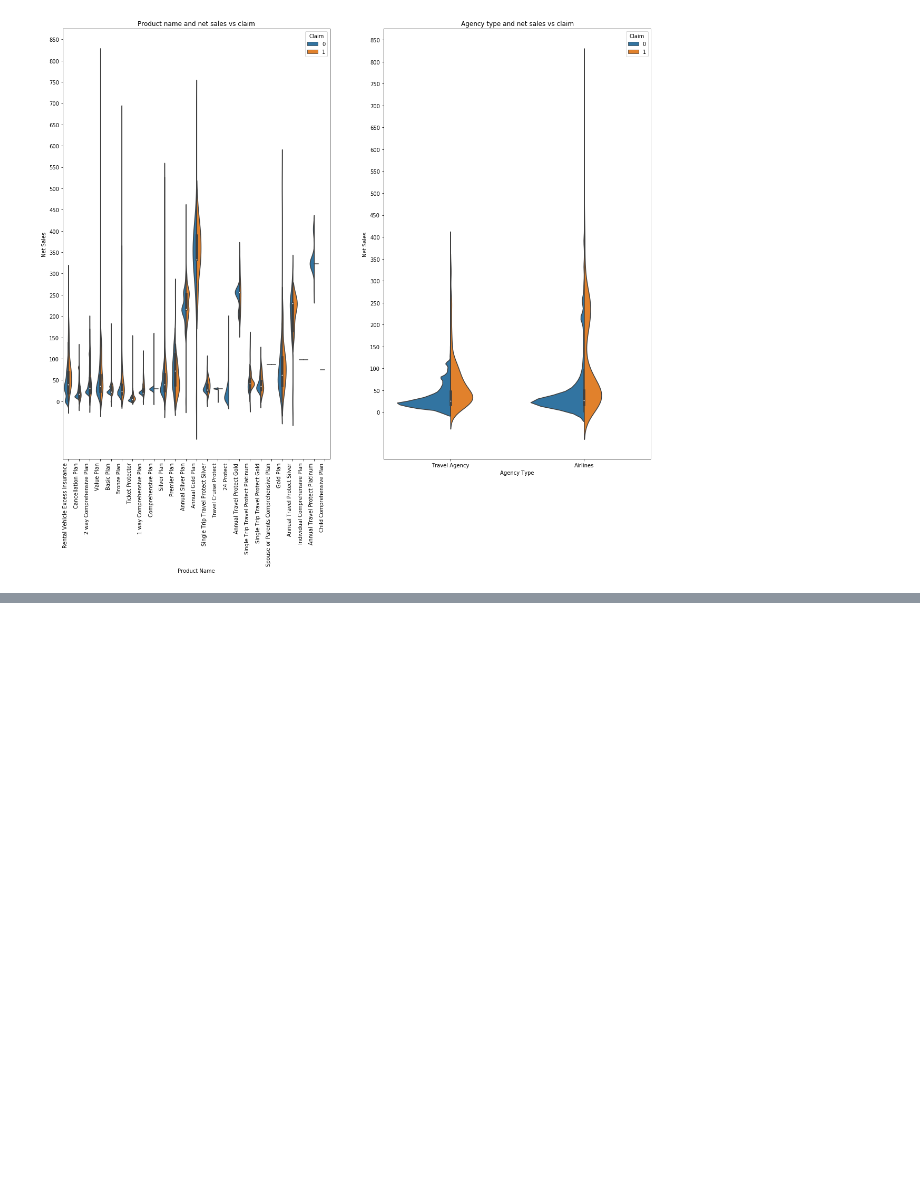
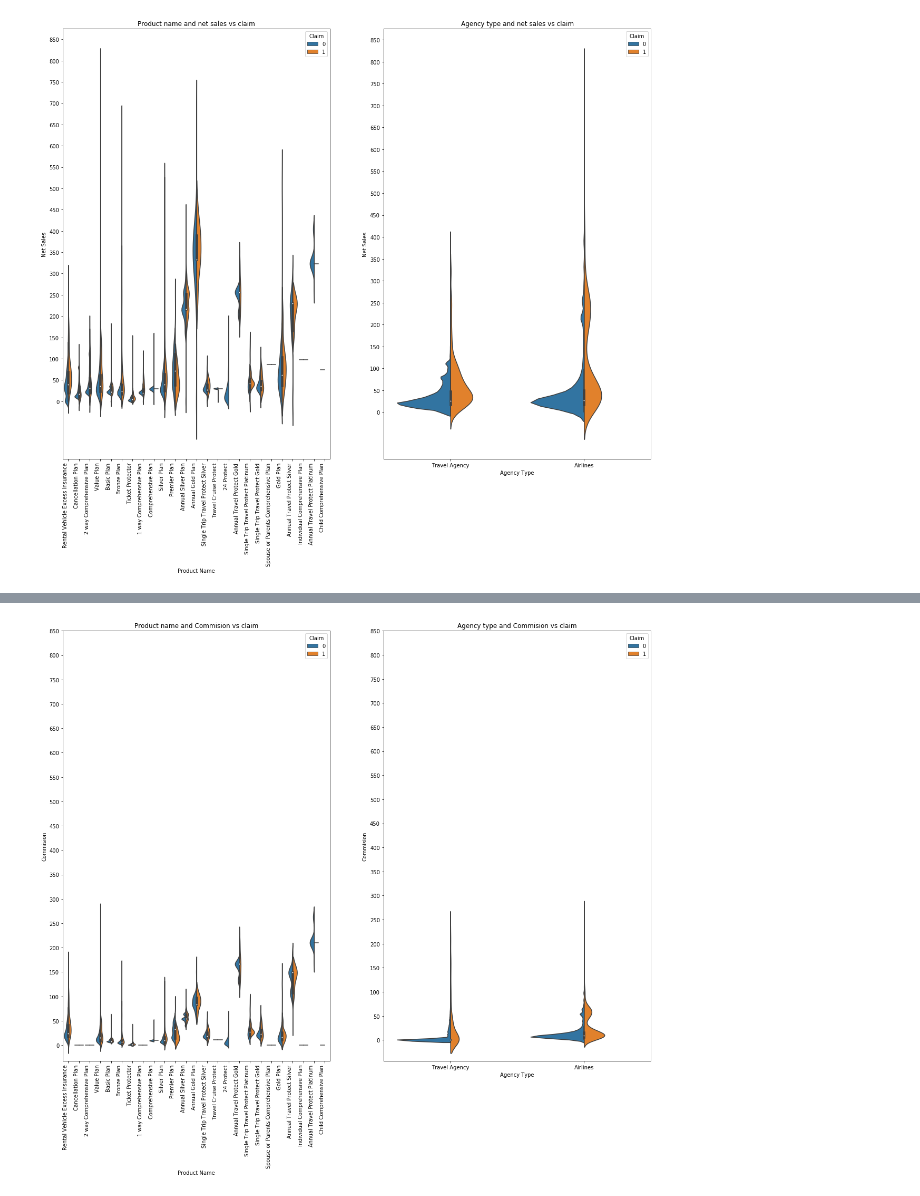
Before and after one commit to sosagago/Are-you-sure-to-Insure-, a Jupyter notebook: Insurer.ipynb, the cells around one changed output, grey strips where cells are left out. Saved outputs shown, nothing was run; the diff lists cells and outputs as text; code cells hidden in the pictures; blank space fills up the shorter version.

```diff
--- a/Insurer.ipynb
+++ b/Insurer.ipynb
@@ -231,0 +248,12 @@ plt.show()
+# %%
+f,ax=plt.subplots(1,2,figsize=(20,15))
+sns.violinplot("Product Name","Commision", hue="Claim", data=df,split=True,ax=ax[0])
+ax[0].set_title('Product name and Commision vs claim')
+ax[0].set_yticks(range(0,900,50))
+sns.violinplot("Agency Type","Commision", hue="Claim", data=df,split=True,ax=ax[1])
+ax[1].set_title('Agency type and Commision vs claim')
+ax[1].set_yticks(range(0,900,50))
+plt.setp(ax[0].get_xticklabels(), rotation=90, horizontalalignment='right')
+plt.show()
+# %% [output]
+[figure, added]
```
Also changed, not shown: parts of 1 cell of this notebook.
